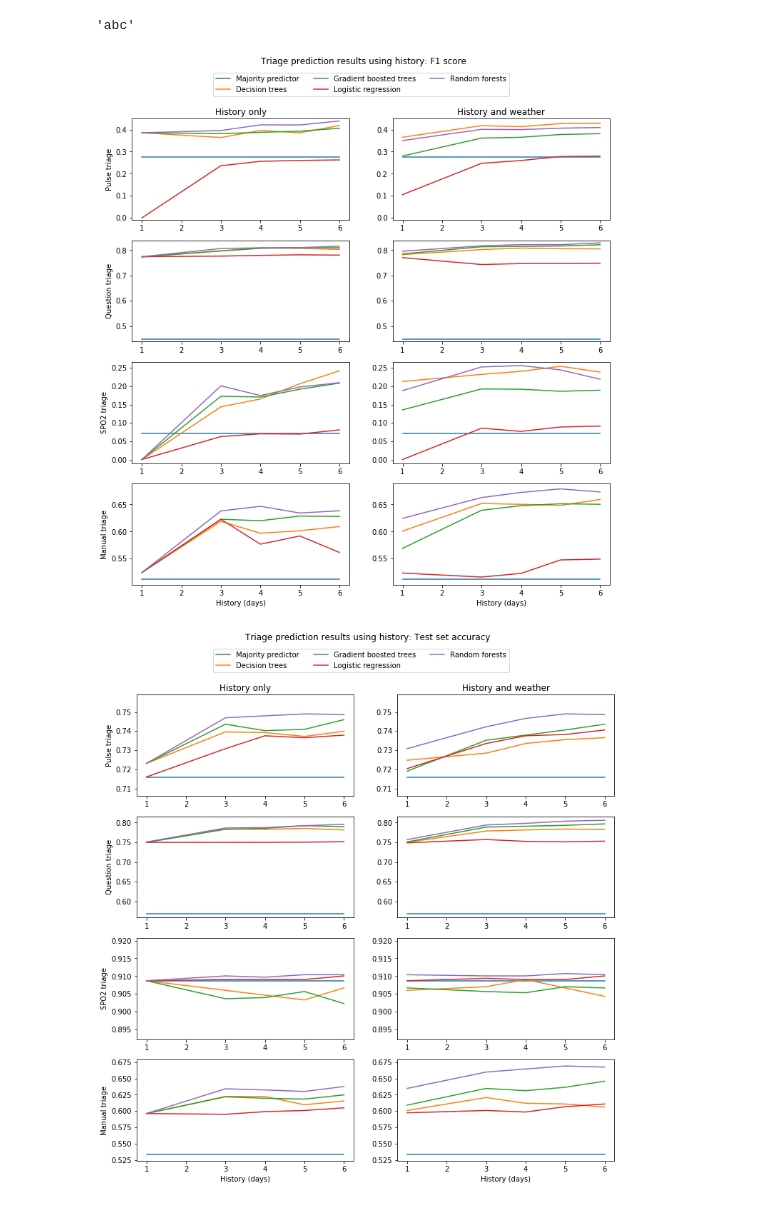
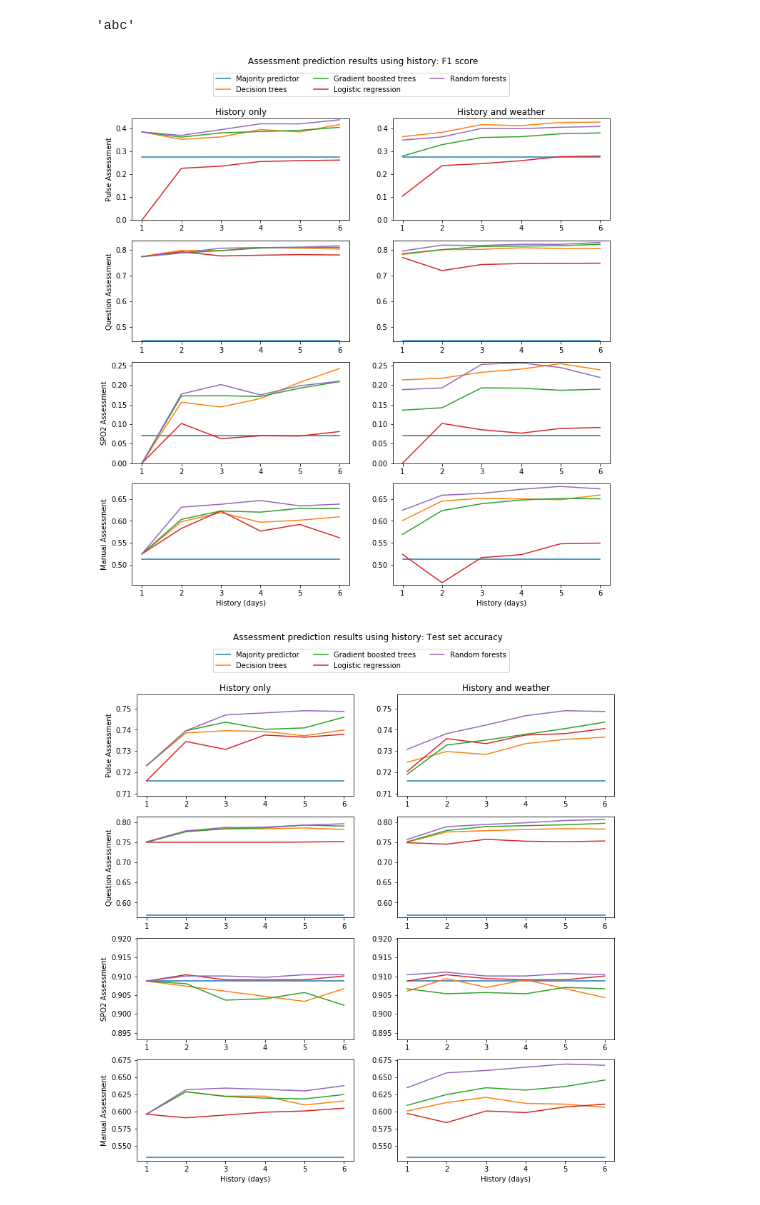
Before and after one commit to andreyboytsov/copd-data-processing, a Jupyter notebook: notebooks/Final_Results_Analysis.ipynb, the cells around one changed output. Cells and saved outputs as stored; diff of their text form; code cells hidden in the pictures.

```diff
--- a/notebooks/Final_Results_Analysis.ipynb
+++ b/notebooks/Final_Results_Analysis.ipynb
@@ -10,9 +10,9 @@ fname3 = "../data_generated/final_results_3.csv"
 fname4 = "../data_generated/final_results_4.csv"
 res_df_p1 = pd.read_csv(fname)
 res_df_p2 = pd.read_csv(fname2)
-#res_df_p3 = pd.read_csv(fname3)
+res_df_p3 = pd.read_csv(fname3)
 #res_df_p4 = pd.read_csv(fname4)
-res_df = pd.concat((res_df_p1, res_df_p2), axis=0)
+res_df = pd.concat((res_df_p1, res_df_p2, res_df_p3), axis=0)
 # %%
 res_df = res_df.drop(["Unnamed: 0"], axis=1) # Artifact of saving/reloading into CSV
 res_df.iloc[np.where(res_df.Weather_avg_h==-1)[0],res_df.columns.get_loc("Weather_avg_h")] = 0
@@ -180,7 +183,7 @@ for parameter in readable_parameter_names:
             df_by_modes[m] = cur_triage_df[cur_triage_df.Features==m]
             df_by_modes[m] = pd.DataFrame(df_by_modes[m].groupby(["History_days"]).max()[parameter]).reset_index()
 
-            legend_list.append(t+"("+m[0:1].lower()+m[1:]+")")
+            legend_list.append(t+" assessment ("+m[0:1].lower()+m[1:]+")")
             x = list()
             y = list()
             for h in all_hist_days:
@@ -194,8 +197,9 @@ for parameter in readable_parameter_names:
     if parameter == "F1":
         plt.title("Largest achieved F1 score")
     else:
-        plt.title("Largest achieved"+readable_parameter_names[parameter][0:1].lower()+
+        plt.title("Largest achieved "+readable_parameter_names[parameter][0:1].lower()+
               readable_parameter_names[parameter][1:])
+    plt.xlabel("History (days)")
     plt.savefig(parameter+'_max_over_models.png', bbox_inches='tight')
     plt.show()
 # %% [output]
@@ -224,14 +240,14 @@ str("AbC").lower()
 for parameter in readable_parameter_names.keys():
     f, ax = plt.subplots(len(triages), 2)
     f.set_size_inches(12,12)
-    f.suptitle("Triage prediction results using history: "+readable_parameter_names[parameter])
+    f.suptitle("Assessment prediction results using history: "+readable_parameter_names[parameter])
 
     prediction_type_list = ["History only", "History and weather"]
     triage_list = list(triages.keys())
 
     for i in range(len(triage_list)):
         t = triage_list[i]
-        ax[i,0].set_ylabel(t + " triage")
+        ax[i,0].set_ylabel(t + " Assessment")
         cur_triage_df = triages[t]
         cur_triage_history_only = cur_triage_df[cur_triage_df.Features=="History"]
         cur_triage_history_and_weather = cur_triage_df[cur_triage_df.Features=="Weather & History"]
@@ -243,33 +259,33 @@ for parameter in readable_parameter_names.keys():
 
         for j in range(len(triage_by_predictor)):
             cur_triage_by_predictor = triage_by_predictor[j]
             f1_by_model = cur_triage_by_predictor.groupby(["History_days","Model"]).max()[parameter]
             min_ylim = np.min((min_ylim, np.min(f1_by_model)))
             max_ylim = np.max((max_ylim, np.max(f1_by_model)))
             f1_by_model_df = pd.DataFrame(f1_by_model)
             f1_by_model_df = f1_by_model_df.reset_index()
             legend_list = list()
             for m in f1_by_model_df["Model"].unique():
                 legend_list.append(human_readable_model_name[m])
                 cur_f1_by_model_df = f1_by_model_df[f1_by_model_df.Model==m]
                 x = list()
                 y = list()
                 for h in sorted(cur_f1_by_model_df["History_days"].unique()):
                     x.append(h)
                     y.append(list(cur_f1_by_model_df[cur_f1_by_model_df["History_days"]==h][parameter])[0])
                 ax[i,j].plot(x,y)
             if i==0 and j==0:
                 f.legend(legend_list, loc='upper center',ncol=3, bbox_to_anchor=[0.43,0.88])
 
         for j in range(len(triage_by_predictor)):
-            ax[i,j].set_ylim([min_ylim-0.01, max_ylim+0.01])
+            ax[i,j].set_ylim([min_ylim*0.99, max_ylim*1.01])
 
     for i in range(len(prediction_type_list)):
         ax[0,i].set_title(prediction_type_list[i])
         ax[-1,i].set_xlabel("History (days)")
 
     f.savefig(parameter+'_hist.png', bbox_inches='tight')
     plt.show(f)
 # %% [output]
-[figure, old version]
+[figure, new version]
-[figure, old version]
+[figure, new version]
```
Also changed, not shown: parts of 8 cells of this notebook, 27 other files.
